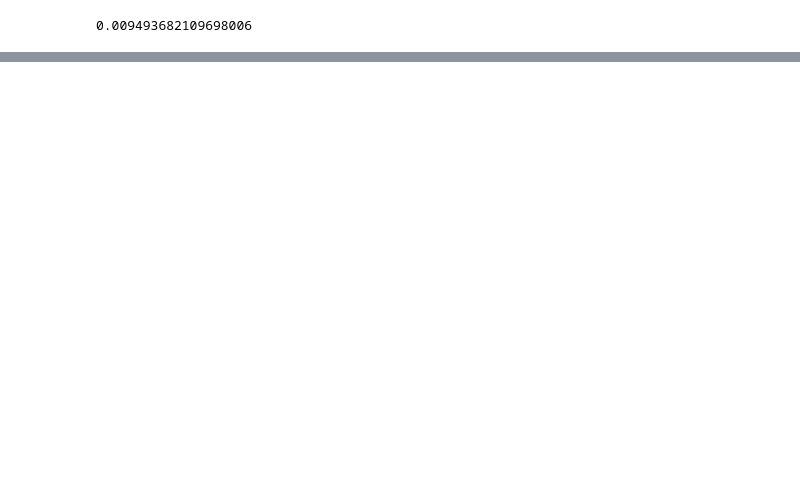
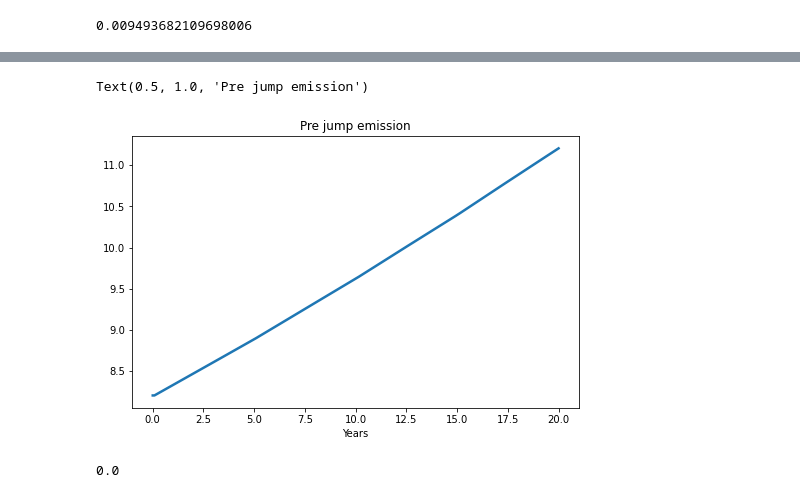
Before and after one commit to binchengecon/TwoCapital, a Jupyter notebook: abatement/Abatement.ipynb, the cells around one changed output, grey strips where cells are left out. Drawn from its saved outputs; the diff is of its cells as text; code cells hidden in the pictures; blank space fills up the shorter version.

```diff
--- a/abatement/Abatement.ipynb
+++ b/abatement/Abatement.ipynb
@@ -248,0 +386,35 @@ plt.plot(e[:,0])
+# %%
+delta   = 0.01
+mu_k    = -0.043
+kappa   = 6.667
+sigma_k = 0.0095
+beta_f  = 1.86 / 1000
+zeta    = -0.20
+psi_0   = 0.5
+psi_1   = 0.5
+sigma_g = 0.016
+
+model_args = (delta, mu_k, kappa,sigma_k, beta_f, zeta, psi_0, psi_1, sigma_g)
+K = prejump["k_grid"]
+Y = prejump["y_grid"]
+L = prejump["logI_grid"]
+
+i = prejump["i"]
+e = prejump["e"]
+x = prejump["x"]
+
+res = simulate_pre(grid = (K, Y, L), model_args = model_args, controls = (i,e,x), T=20, dt=1/12)
+# %%
+years = res["years"]
+e = res["e"]
+plt.plot(years, e)
+plt.xlabel("Years")
+plt.title("Pre jump emission")
+# plt.savefig("Et_pre.pdf")
+# %% [output]
+Text(0.5, 1.0, 'Pre jump emission')
+[figure, added]
+# %%
+prejump["lhs_error"]
+# %% [output]
+0.0
```
Also changed, not shown: parts of 11 cells of this notebook, 8 other files.
